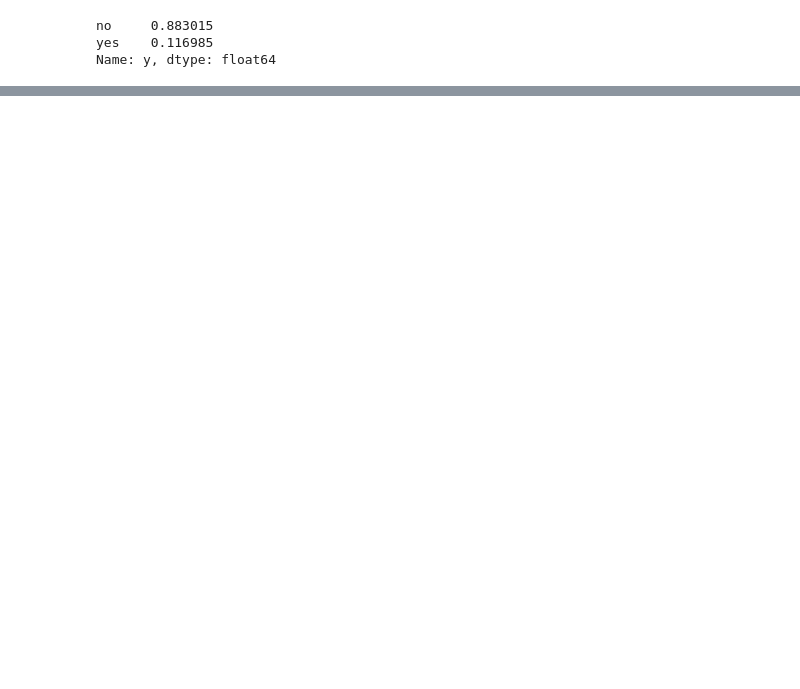
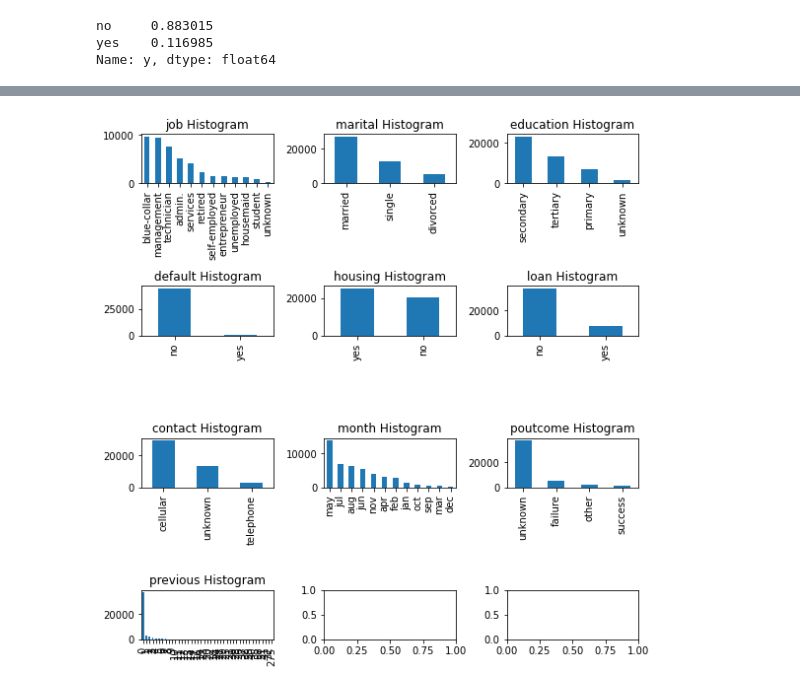
Before and after one commit to VedantVarshney/hsbc_dse_project, a Jupyter notebook: notebooks/student.ipynb, the cells around one changed output, grey strips where cells are left out. Saved outputs shown, nothing was run; the diff lists cells and outputs as text; code cells hidden in the pictures; blank space fills up the shorter version.

```diff
--- a/notebooks/student.ipynb
+++ b/notebooks/student.ipynb
@@ -46,0 +91,22 @@ Name: y, dtype: float64
+# %%
+categorical = ['job',
+ 'marital',
+ 'education',
+ 'default',
+ 'housing',
+ 'loan',
+ 'contact',
+ 'month',
+ 'poutcome',
+ 'previous']
+# %%
+fig, axs = plt.subplots(4, 3, figsize=(8, 8))
+
+for col, ax in tqdm(zip(categorical, np.ravel(axs)), total=len(categorical)):
+    df[col].value_counts().plot(kind='bar', ax=ax)
+    ax.set_title(f"{col} Histogram")
+
+fig.tight_layout()
+plt.show()
+# %% [output]
+[figure, added]
```
Also changed, not shown: parts of 5 cells of this notebook.
